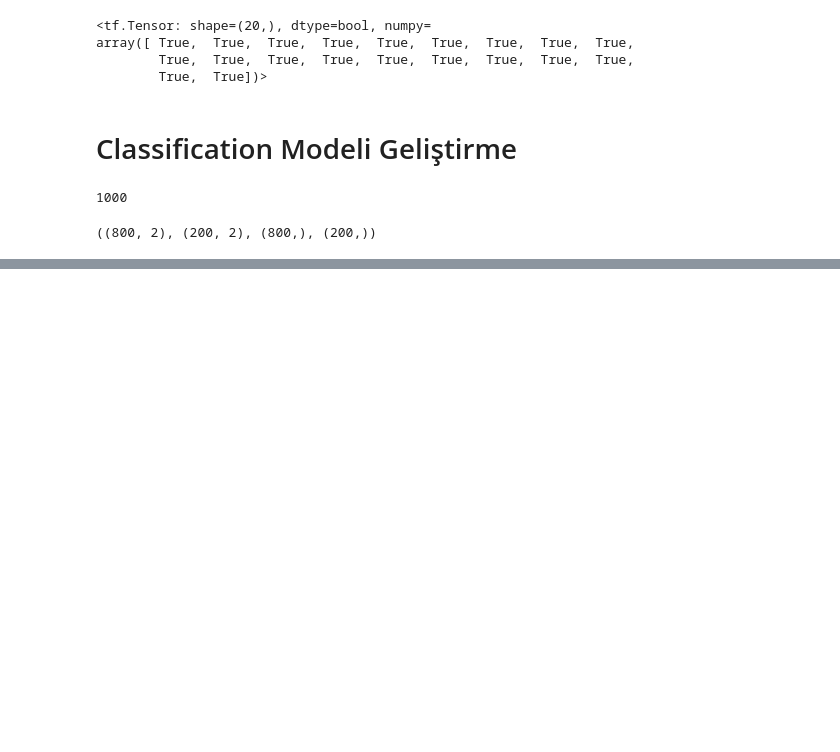
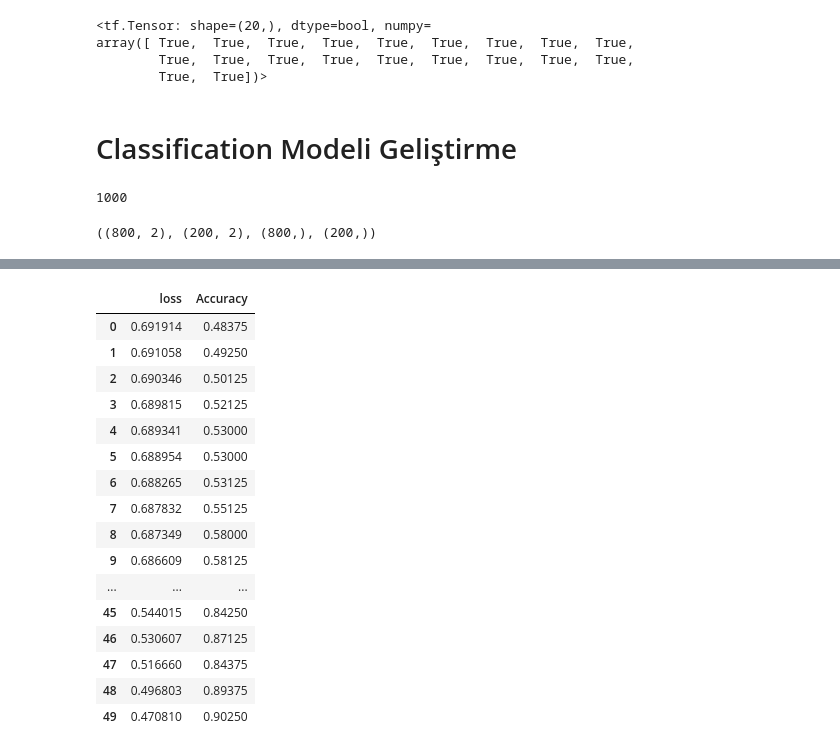
Before and after one commit to UmitOzteker/TensorFlow-Projects, a Jupyter notebook: 02_neural_network_classification.ipynb, the cells around one changed output, grey strips where cells are left out. Drawn from its saved outputs; the diff is of its cells as text; code cells hidden in the pictures; blank space fills up the shorter version.

```diff
--- a/02_neural_network_classification.ipynb
+++ b/02_neural_network_classification.ipynb
@@ -648,0 +649,20 @@ doing binary classifcation...
+# %%
+pd.DataFrame(history.history)
+# %% [output]
+|  | loss | Accuracy |
+| 0 | 0.691914 | 0.48375 |
+| 1 | 0.691058 | 0.49250 |
+| 2 | 0.690346 | 0.50125 |
+| 3 | 0.689815 | 0.52125 |
+| 4 | 0.689341 | 0.53000 |
+| 5 | 0.688954 | 0.53000 |
+| 6 | 0.688265 | 0.53125 |
+| 7 | 0.687832 | 0.55125 |
+| 8 | 0.687349 | 0.58000 |
+| 9 | 0.686609 | 0.58125 |
+| ... | ... | ... |
+| 45 | 0.544015 | 0.84250 |
+| 46 | 0.530607 | 0.87125 |
+| 47 | 0.516660 | 0.84375 |
+| 48 | 0.496803 | 0.89375 |
+| 49 | 0.470810 | 0.90250 |
```
Also changed, not shown: parts of 22 cells of this notebook.
